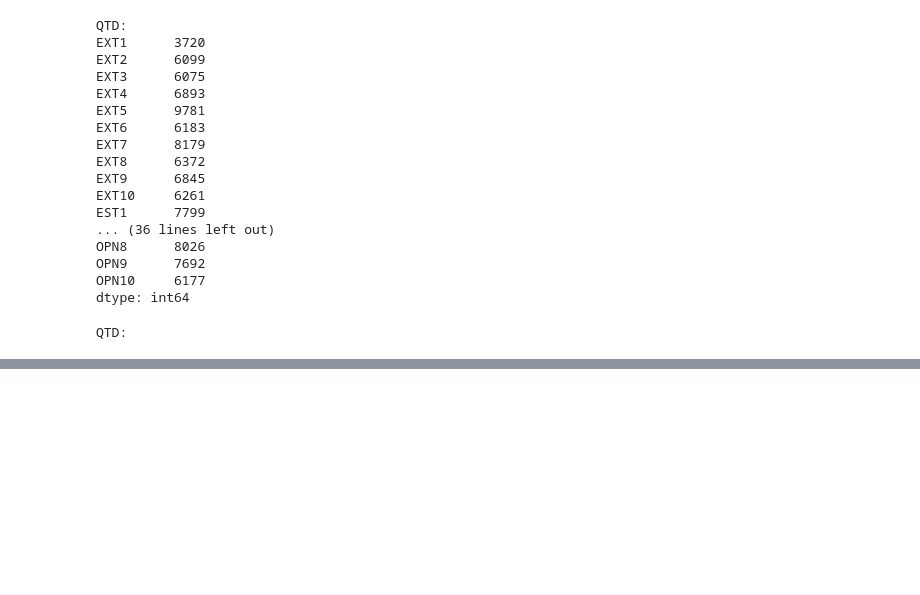
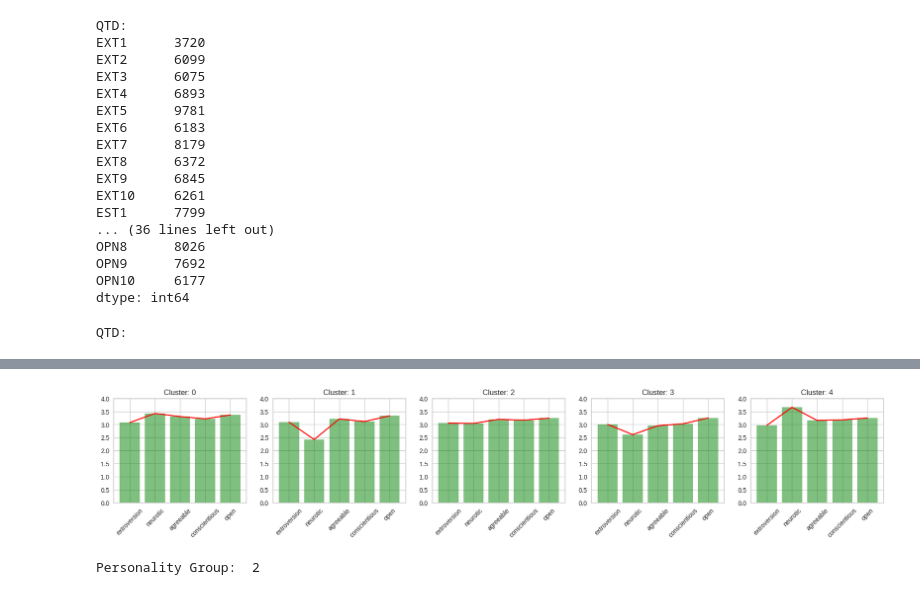
Before and after one commit to Henrique1201/Big-Five-Personality-Test, a Jupyter notebook: src/five-personality-test.ipynb, the cells around one changed output, grey strips where cells are left out. Cells and saved outputs as stored; diff of their text form; code cells hidden in the pictures; blank space fills up the shorter version.

```diff
--- a/src/five-personality-test.ipynb
+++ b/src/five-personality-test.ipynb
@@ -75,0 +81,3 @@ df_sample = df.sample(n = 5000, random_state=1)
+# %%
+predic = k_fit.labels_
+df['Cluster'] = predic
@@ -75,0 +115,15 @@ df_sample = df.sample(n = 5000, random_state=1)
+# %%
+col_list = list(df)
+ext = col_list[0:10]
+est = col_list[10:20]
+arg = col_list[20:30]
+csn = col_list[30:40]
+opn = col_list[40:50]
+# %%
+df_sum = pd.DataFrame()
+df_sum['extroversion'] = df[ext].sum(axis=1)/10
+df_sum['neurotic'] = df[est].sum(axis=1)/10
+df_sum['agreeable'] = df[arg].sum(axis=1)/10
+df_sum['conscientious'] = df[csn].sum(axis=1)/10
+df_sum['open'] = df[opn].sum(axis=1)/10
+df_sum['Cluster'] = predic
@@ -75,0 +139,13 @@ df_sample = df.sample(n = 5000, random_state=1)
+# %%
+df_cluster = df_sum.groupby("Cluster").mean()
+# %%
+plt.figure(figsize=(22,3))
+for i in range(0,5):
+    plt.subplot(1, 5, i+1)
+    plt.bar(df_cluster.columns, df_cluster.iloc[i], color='green',alpha=0.5)
+    plt.plot(df_cluster.columns, df_cluster.iloc[i],color='red')
+    plt.title('Cluster: ' + str(i))
+    plt.xticks(rotation=45)
+    plt.ylim(0,4);
+# %% [output]
+[figure, added]
@@ -75,0 +157,5 @@ df_sample = df.sample(n = 5000, random_state=1)
+# %%
+personality_group = k_fit.predict(my_data)[0]
+print("Personality Group: ", personality_group)
+# %% [output]
+Personality Group:  2
```
Also changed, not shown: parts of 17 cells of this notebook.
